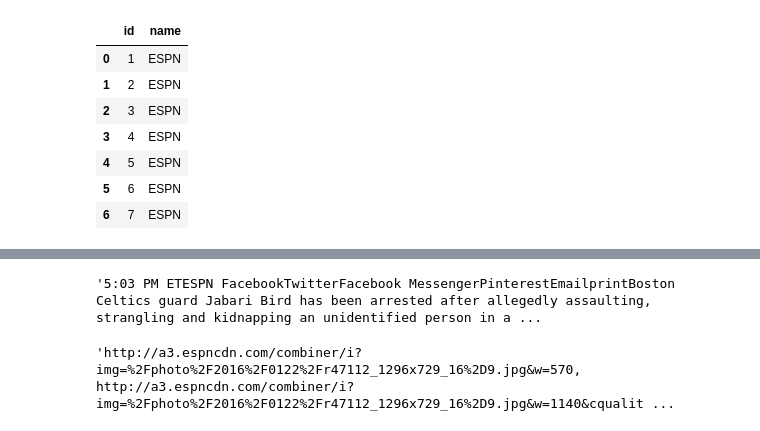
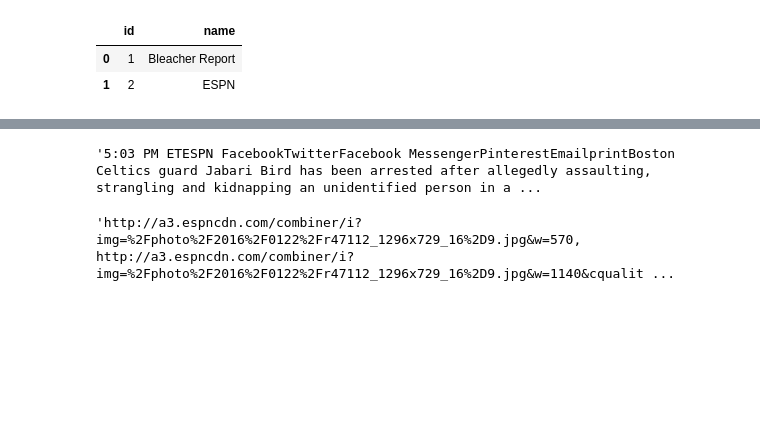
Before and after one commit to imlocle/ballislife, a Jupyter notebook: Untitled.ipynb, the cells around one changed output, grey strips where cells are left out. Saved outputs shown, nothing was run; the diff lists cells and outputs as text; code cells hidden in the pictures; blank space fills up the shorter version.

```diff
--- a/Untitled.ipynb
+++ b/Untitled.ipynb
@@ -28,15 +24,10 @@ df
 # %%
-source_df = pd.read_sql_query("SELECT * FROM newsfeed_source WHERE name='ESPN'", cnx)
+source_df = pd.read_sql_query("SELECT * FROM newsfeed_source", cnx)
 source_df
 # %% [output]
 |  | id | name |
-| 0 | 1 | ESPN |
+| 0 | 1 | Bleacher Report |
 | 1 | 2 | ESPN |
-| 2 | 3 | ESPN |
-| 3 | 4 | ESPN |
-| 4 | 5 | ESPN |
-| 5 | 6 | ESPN |
-| 6 | 7 | ESPN |
 # %%
 reporter_df = pd.read_sql_query("SELECT * FROM newsfeed_reporter", cnx)
 reporter_df
```
Also changed, not shown: parts of 18 cells of this notebook, 9 other files.
